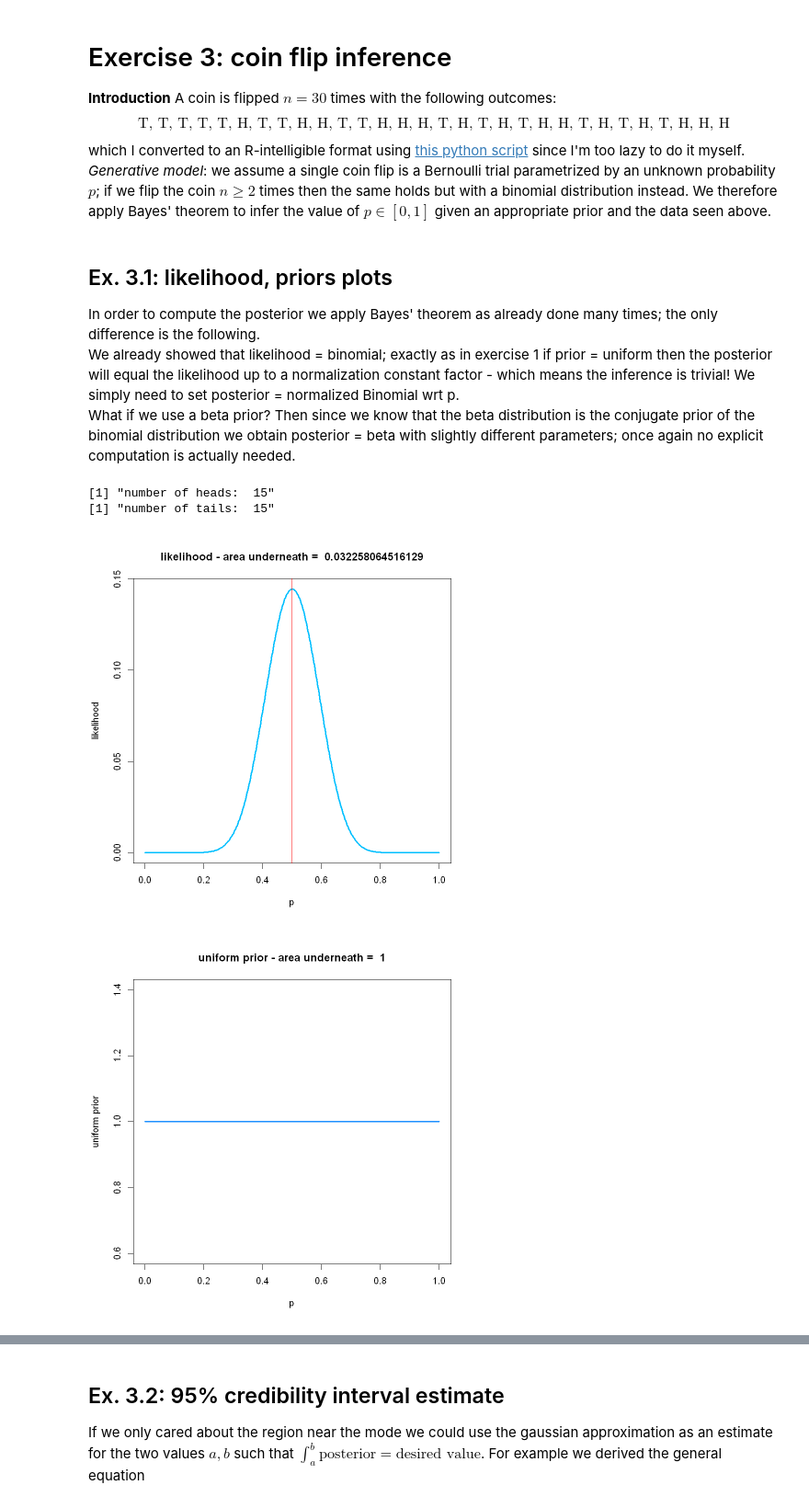
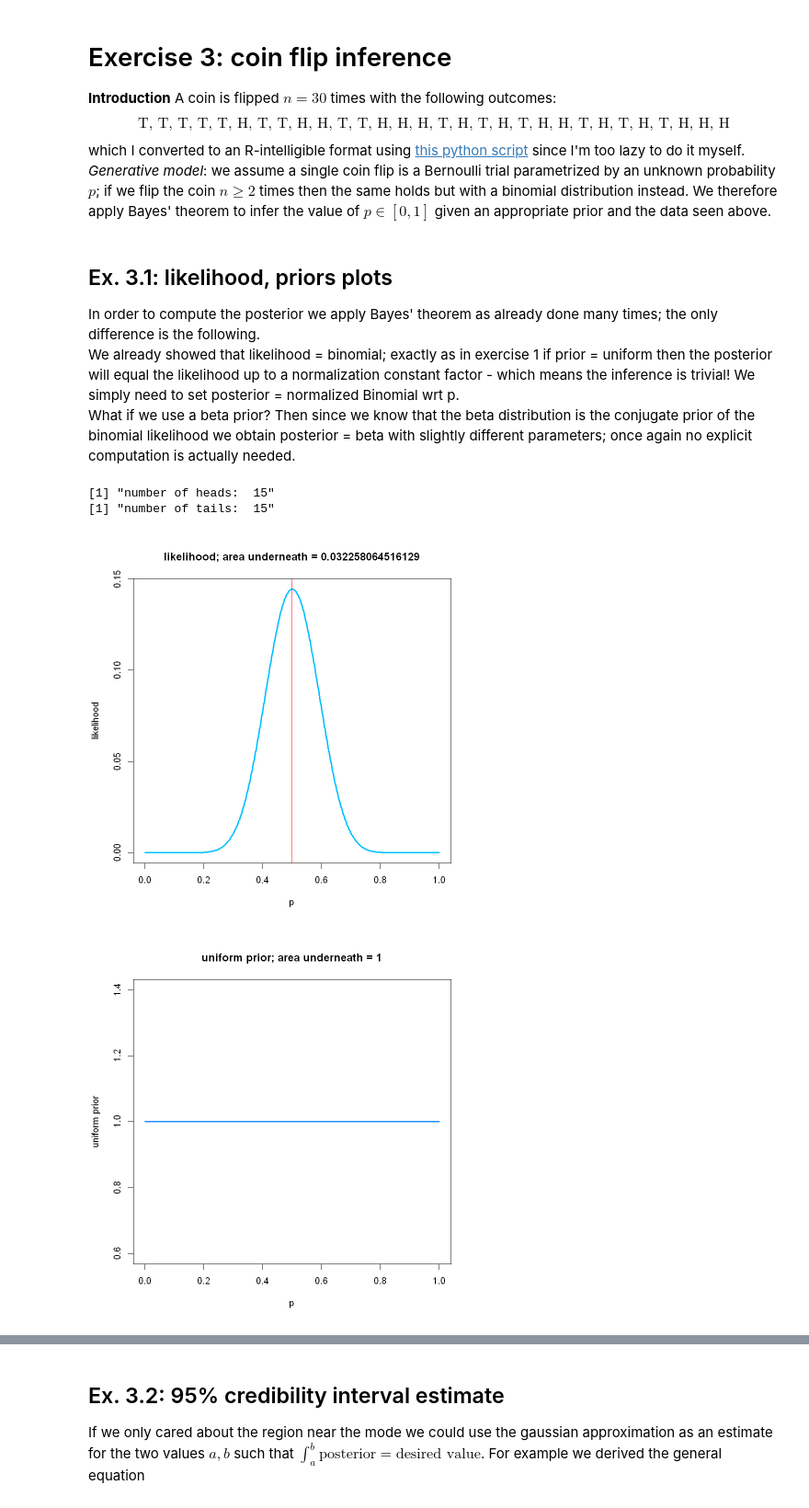
Before and after one commit to marco-giunta/AdvStatPhysAn, a Jupyter notebook: compito_5.ipynb, the cells around one changed output, grey strips where cells are left out. Shown at 92% size. Saved outputs shown, nothing was run; the diff lists cells and outputs as text; code cells hidden in the pictures.

```diff
--- a/compito_5.ipynb
+++ b/compito_5.ipynb
@@ -187,7 +181,7 @@ which I converted to an R-intelligible format using [this python script](https:/
 ## Ex. 3.1: likelihood, priors plots
 In order to compute the posterior we apply Bayes' theorem as already done many times; the only difference is the following.
 We already showed that likelihood = binomial; exactly as in exercise 1 if prior = uniform then the posterior will equal the likelihood up to a normalization constant factor - which means the inference is trivial! We simply need to set posterior = normalized Binomial wrt p.
-What if we use a beta prior? Then since we know that the beta distribution is the conjugate prior of the binomial distribution we obtain posterior = beta with slightly different parameters; once again no explicit computation is actually needed.
+What if we use a beta prior? Then since we know that the beta distribution is the conjugate prior of the binomial likelihood we obtain posterior = beta with slightly different parameters; once again no explicit computation is actually needed.
 # %%
 # With more complex priors we would define something like:
 
@@ -211,27 +205,27 @@ print(paste("number of tails: ", sum(coin.flips == "T")))
 [1] "number of tails:  15"
 # %%
 n.successes <- 15; n.attempts <- 30
-ap <- 10; bp <- ap
+ap <- 10; bp <- ap # these stand for "alpha of the prior" and "beta of the prior"
 
 likelihood        <- function(p) dbinom(x = n.successes, size = n.attempts, prob = p) # let's say p is the probability of obtaining heads; then during the experiment we obtained 15/30 successes.
 uniform.prior     <- function(p) rep(1, times = length(p)) # f(p)=1 defined over [0,1] is already normalized
-beta.prior        <- function(p) dbeta(p, shape1 = ap, shape2 = bp) # let's say we strongly believe the coin is fair. Then we can use a narrow beta prior (large alpha) peaked around p=0.5 (alpha=beta)
-uniform.posterior <- function(p) likelihood(p)/integrate(likelihood, 0, 1)$value
+beta.prior        <- function(p) dbeta(p, shape1 = ap, shape2 = bp) # let's say we strongly believe the coin is fair. Then we can use a narrow beta prior (large alpha) symmetrically peaked around p=0.5 (alpha=beta)
+uniform.posterior <- function(p) likelihood(p)/integrate(likelihood, 0, 1)$value # binom likelihood + uniform prior --> binomial posterior normalized wrt p
 beta.posterior    <- function(p) dbeta(p, shape1 = (ap + n.successes), shape2 = (bp + (n.attempts - n.successes))) # binom likelihood + beta prior --> beta posterior with alpha = old.alpha + n.suc, beta  olb.beta + n.at - n.suc
 
 # helper plot function
 plot.function <- function(x, f, color, name, separate.plot = TRUE) {
-    if (separate.plot) plot(x, f(x), type = "l", lwd = 3, col = color, xlab = "p", ylab = name, main = paste(name,"- area underneath = ",integrate(f, 0, 1)$value))
-    else lines(x, f(x), type = "l", lwd = 3, col = color, xlab = "p", ylab = name, main = paste(name,"- area underneath = ",integrate(f, 0, 1)$value))
+    if (separate.plot) plot(x, f(x), type = "l", lwd = 3, col = color, xlab = "p", ylab = name, main = paste0(name,"; area underneath = ",integrate(f, 0, 1)$value))
+    else lines(x, f(x), type = "l", lwd = 3, col = color, xlab = "p", ylab = name, main = paste0(name,"; area underneath = ",integrate(f, 0, 1)$value))
 }
 
 p.vector <- seq(0, 1, length.out = 500)
 
 plot.function(p.vector, likelihood, "deepskyblue", "likelihood"); abline(v = 0.5, col = "red") # it's an intuitive result: we obtained 15/30 successes and the likelihood is max. at p = 0.5
 plot.function(p.vector, uniform.prior, "dodgerblue", "uniform prior")
 plot.function(p.vector, beta.prior, "cornflowerblue", "beta prior"); abline(v = 0.5, col = "red")
 plot.function(p.vector, uniform.posterior, "darkgreen", "posterior (uniform prior)"); abline(v = 0.5, col = "red") # same shape as the likelihood, of course. Weak prior --> the likelihood dominates (i.e. the data do)
 plot.function(p.vector, beta.posterior, "darkturquoise", "posterior (beta prior)"); abline(v = 0.5, col = "red") # still peaked around 0.5: this is inevitable, since both the prior and the data are too
 # %% [output]
-[figure, old version]
+[figure, new version]
-[figure, old version]
+[figure, new version]
```
Also changed, not shown: parts of 6 cells of this notebook.
